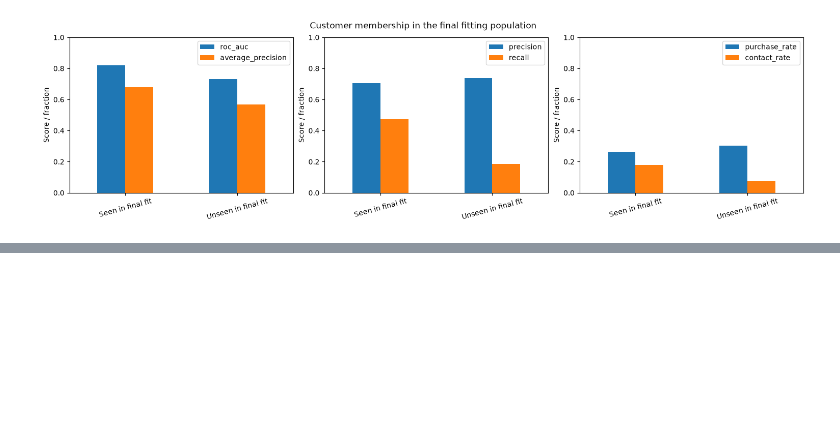
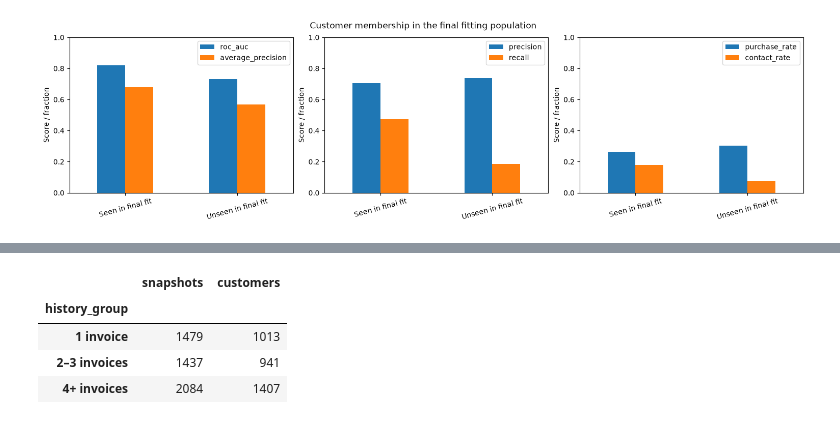
Before and after one commit to manu-horn/online-retail, a Jupyter notebook: notebooks/05_evaluation.ipynb, the cells around one changed output, grey strips where cells are left out. Drawn from its saved outputs; the diff is of its cells as text; code cells hidden in the pictures; blank space fills up the shorter version.

```diff
--- a/notebooks/05_evaluation.ipynb
+++ b/notebooks/05_evaluation.ipynb
@@ -224,0 +184,24 @@ would require development experiments and a new evaluation plan.
+# %%
+import shap
+from online_retail.modeling.explanations import explain_test, importance_summary
+
+SHAP_OUTPUT = OUTPUT / "shap"
+SHAP_OUTPUT.mkdir(parents=True, exist_ok=True)
+shap_sample, shap_values, shap_features, shap_base = explain_test(
+    evaluation, frozen["feature_columns"], ARTIFACT / "model.pkl", max_rows=5000, seed=42)
+explanation = shap.Explanation(values=shap_values.to_numpy(),
+    base_values=shap_base.to_numpy(), data=shap_features.to_numpy(),
+    feature_names=shap_values.columns.tolist())
+shap_importance, shap_by_history = importance_summary(shap_values, shap_sample)
+shap_importance.to_csv(SHAP_OUTPUT / "global_importance.csv")
+shap_by_history.to_csv(SHAP_OUTPUT / "history_importance.csv")
+shap_sample[["Customer ID", "cutoff", "history_group"]].join(shap_values).join(shap_base).to_parquet(
+    SHAP_OUTPUT / "sample_contributions.parquet", index=False)
+shap_sample.groupby("history_group", observed=True).agg(
+    snapshots=("Customer ID", "size"), customers=("Customer ID", "nunique"))
+# %% [output]
+|  | snapshots | customers |
+| history_group |  |  |
+| 1 invoice | 1479 | 1013 |
+| 2–3 invoices | 1437 | 941 |
+| 4+ invoices | 2084 | 1407 |
```
Also changed, not shown: parts of 15 cells of this notebook, 5 other files.
